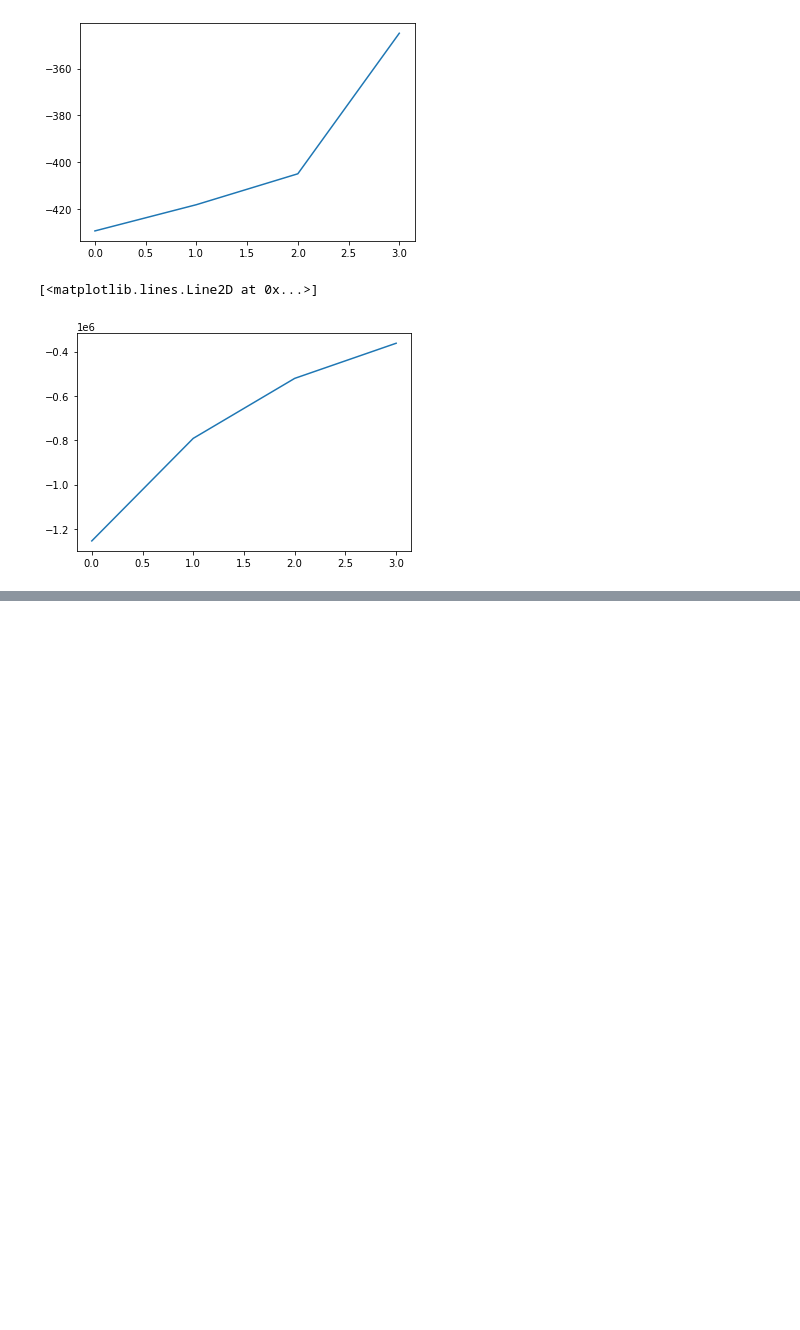
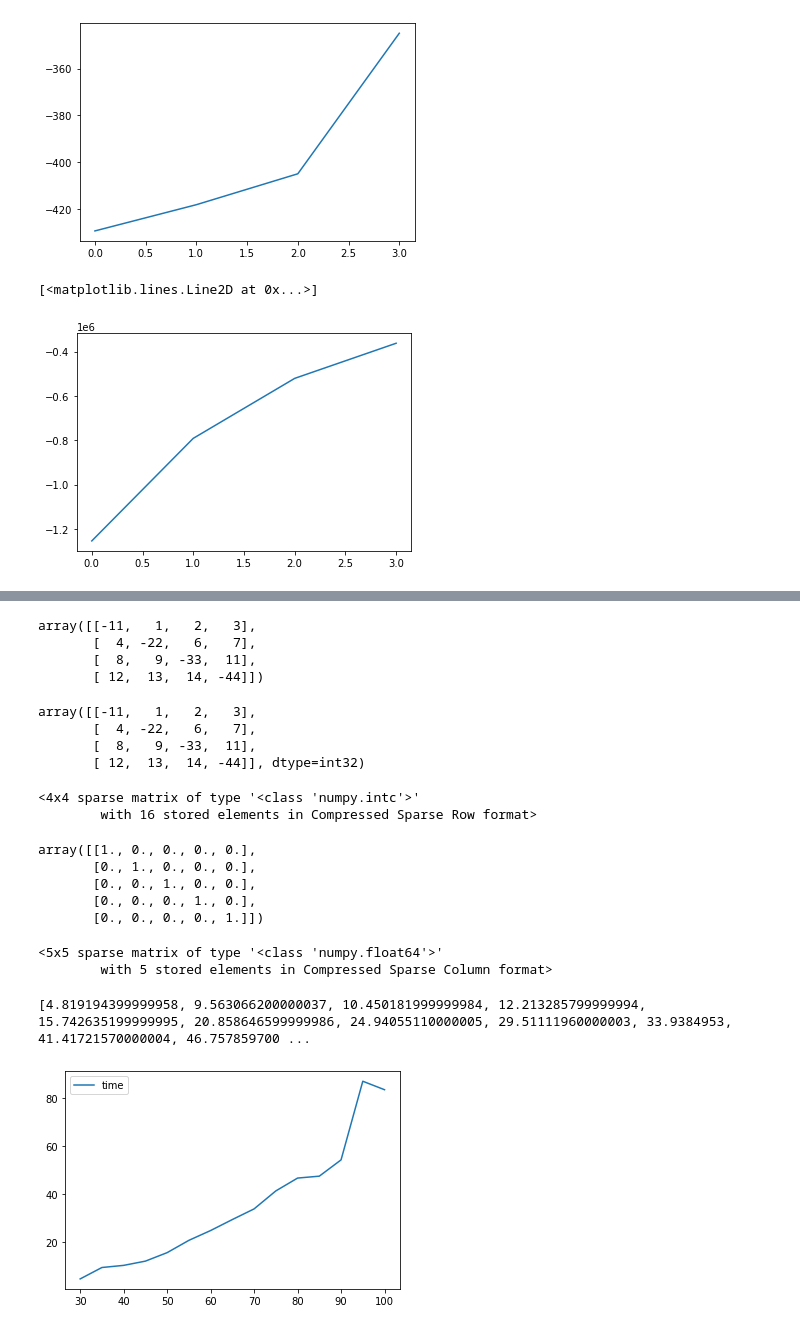
Before and after one commit to Noskario/github-upload, a Jupyter notebook: vizualisation_helper.ipynb, the cells around one changed output, grey strips where cells are left out. Saved outputs shown, nothing was run; the diff lists cells and outputs as text; code cells hidden in the pictures; blank space fills up the shorter version.

Commit message:
sparsification introduce for a speedup of factor 10

```diff
--- a/vizualisation_helper.ipynb
+++ b/vizualisation_helper.ipynb
@@ -804,0 +890,66 @@ plt.plot([a0.trace(),a1.trace(),a2.trace(),a3.trace()])
+# %%
+ta
+# %% [output]
+array([[-11,   1,   2,   3],
+       [  4, -22,   6,   7],
+       [  8,   9, -33,  11],
+       [ 12,  13,  14, -44]])
+# %%
+import numpy as np
+
+from scipy.sparse import csr_matrix,csc_matrix
+
+A = csr_matrix(ta)
+
+A.toarray()
+# %% [output]
+array([[-11,   1,   2,   3],
+       [  4, -22,   6,   7],
+       [  8,   9, -33,  11],
+       [ 12,  13,  14, -44]], dtype=int32)
+# %%
+A
+# %% [output]
+<4x4 sparse matrix of type '<class 'numpy.intc'>'
+        with 16 stored elements in Compressed Sparse Row format>
+# %%
+ide=np.identity(5)
+ide
+# %% [output]
+array([[1., 0., 0., 0., 0.],
+       [0., 1., 0., 0., 0.],
+       [0., 0., 1., 0., 0.],
+       [0., 0., 0., 1., 0.],
+       [0., 0., 0., 0., 1.]])
+# %%
+Ide=csc_matrix(ide)
+Ide
+# %% [output]
+<5x5 sparse matrix of type '<class 'numpy.float64'>'
+        with 5 stored elements in Compressed Sparse Column format>
+# %%
+def runtime_test_multi(nlist = [30,35, 40,45, 50,55, 60,65, 70,75, 80,85, 90,95, 100]):
+    tlist = []
+    for n in nlist:
+        g = square_graph.SquareWilson(n, standardweights=False)
+        g.wilson(1.23456)
+        q, _ = g._find_q(theta_1=.2, theta_2=1.)
+        g.wilson(q)
+        temp = time.perf_counter()
+        wilson.multiresolution(g)
+        tlist.append(time.perf_counter() - temp)
+    print(tlist)
+    nlist = np.array(nlist)
+    tlist = np.array(tlist)
+    plt.plot(nlist, tlist, label='time')
+    plt.legend()
+    plt.show()
+    return (nlist,tlist)
+
+nlist,tlist=runtime_test_multi()
+
+# with sparsification:
+# [4.819194399999958, 9.563066200000037, 10.450181999999984, 12.213285799999994, 15.742635199999995, 20.858646599999986, 24.94055110000005, 29.51111960000003, 33.9384953, 41.41721570000004, 46.75785970000004, 47.55008769999995, 54.3197189, 87.02658080000003, 83.50077850000002]
+# %% [output]
+[4.819194399999958, 9.563066200000037, 10.450181999999984, 12.213285799999994, 15.742635199999995, 20.858646599999986, 24.94055110000005, 29.51111960000003, 33.9384953, 41.41721570000004, 46.757859700 ...
+[figure, added]
```
Also changed, not shown: parts of 18 cells of this notebook, 2 other files.
